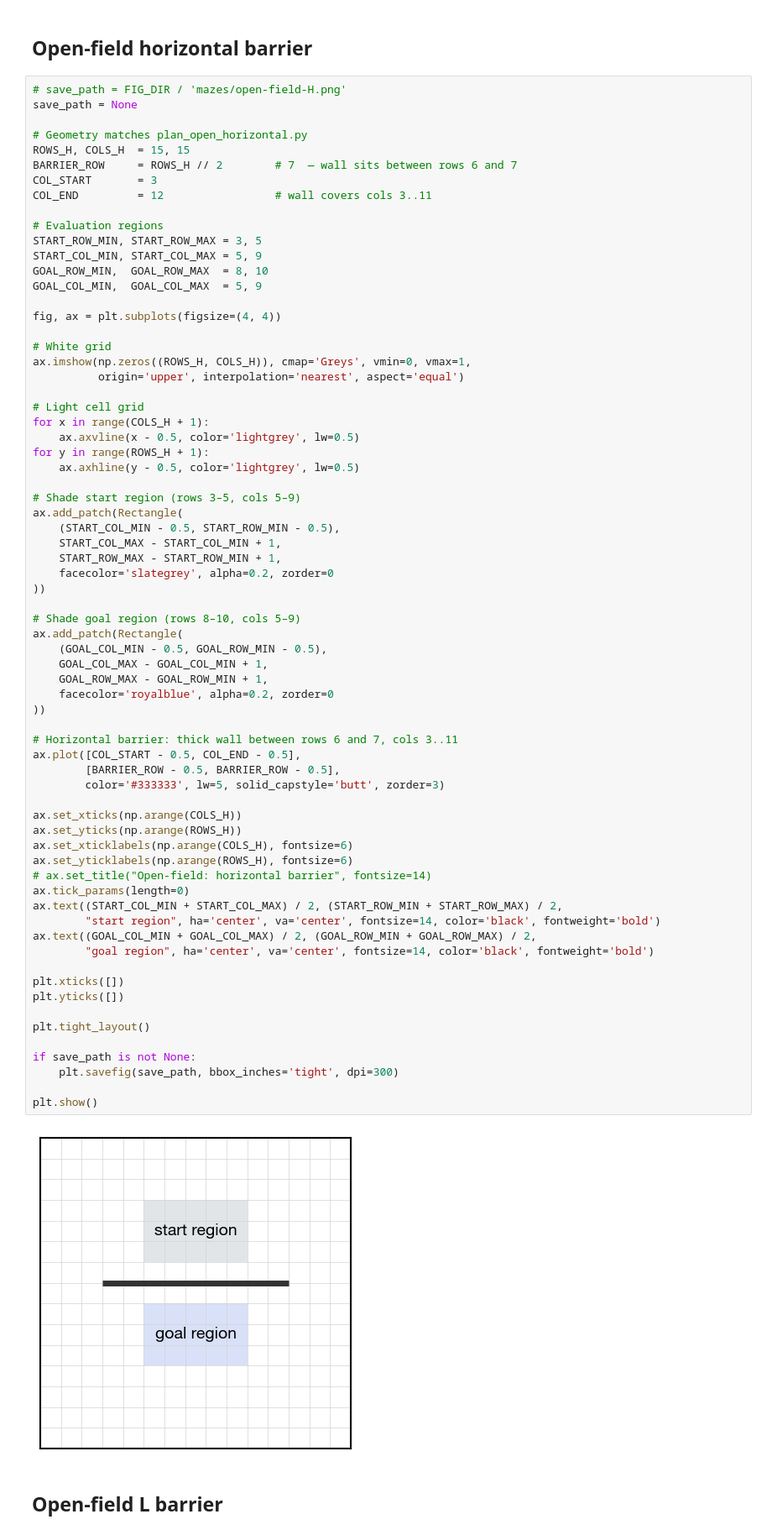
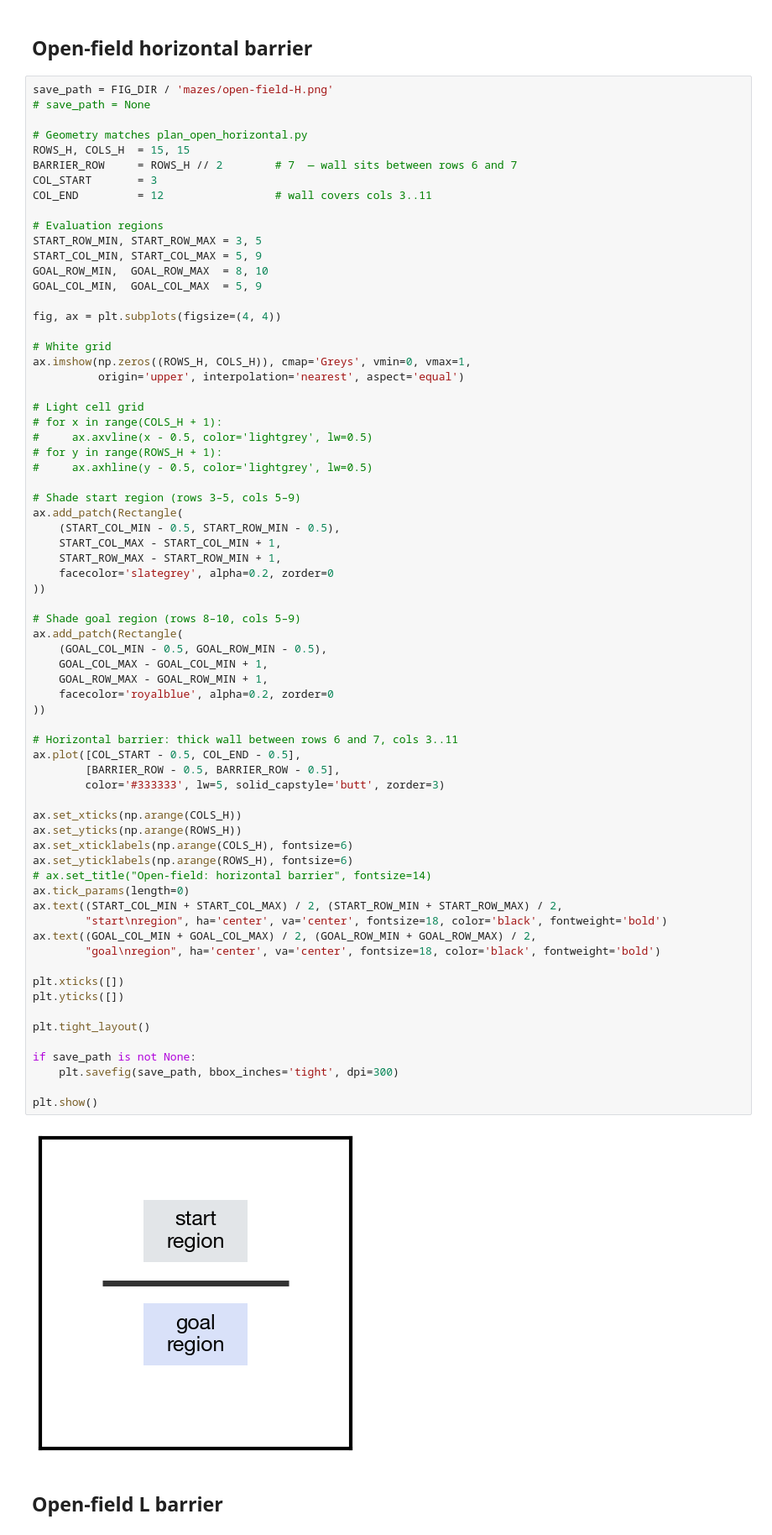
Before and after one commit to arminbazza/Default-Features, a Jupyter notebook: src/make_figs.ipynb, the cells around one changed output. Shown at 84% size. Drawn from its saved outputs; the diff is of its cells as text.

```diff
--- a/src/make_figs.ipynb
+++ b/src/make_figs.ipynb
@@ -255,8 +255,8 @@ plt.show()
 # %% [markdown]
 ## Open-field horizontal barrier
 # %%
-# save_path = FIG_DIR / 'mazes/open-field-H.png'
-save_path = None
+save_path = FIG_DIR / 'mazes/open-field-H.png'
+# save_path = None
 
 # Geometry matches plan_open_horizontal.py
 ROWS_H, COLS_H  = 15, 15
@@ -277,10 +277,10 @@ ax.imshow(np.zeros((ROWS_H, COLS_H)), cmap='Greys', vmin=0, vmax=1,
           origin='upper', interpolation='nearest', aspect='equal')
 
 # Light cell grid
-for x in range(COLS_H + 1):
-    ax.axvline(x - 0.5, color='lightgrey', lw=0.5)
-for y in range(ROWS_H + 1):
-    ax.axhline(y - 0.5, color='lightgrey', lw=0.5)
+# for x in range(COLS_H + 1):
+#     ax.axvline(x - 0.5, color='lightgrey', lw=0.5)
+# for y in range(ROWS_H + 1):
+#     ax.axhline(y - 0.5, color='lightgrey', lw=0.5)
 
 # Shade start region (rows 3–5, cols 5–9)
 ax.add_patch(Rectangle(
@@ -295,36 +295,36 @@ ax.add_patch(Rectangle(
     (GOAL_COL_MIN - 0.5, GOAL_ROW_MIN - 0.5),
     GOAL_COL_MAX - GOAL_COL_MIN + 1,
     GOAL_ROW_MAX - GOAL_ROW_MIN + 1,
     facecolor='royalblue', alpha=0.2, zorder=0
 ))
 
 # Horizontal barrier: thick wall between rows 6 and 7, cols 3..11
 ax.plot([COL_START - 0.5, COL_END - 0.5],
         [BARRIER_ROW - 0.5, BARRIER_ROW - 0.5],
         color='#333333', lw=5, solid_capstyle='butt', zorder=3)
 
 ax.set_xticks(np.arange(COLS_H))
 ax.set_yticks(np.arange(ROWS_H))
 ax.set_xticklabels(np.arange(COLS_H), fontsize=6)
 ax.set_yticklabels(np.arange(ROWS_H), fontsize=6)
 # ax.set_title("Open-field: horizontal barrier", fontsize=14)
 ax.tick_params(length=0)
 ax.text((START_COL_MIN + START_COL_MAX) / 2, (START_ROW_MIN + START_ROW_MAX) / 2,
-        "start region", ha='center', va='center', fontsize=14, color='black', fontweight='bold')
+        "start\nregion", ha='center', va='center', fontsize=18, color='black', fontweight='bold')
 ax.text((GOAL_COL_MIN + GOAL_COL_MAX) / 2, (GOAL_ROW_MIN + GOAL_ROW_MAX) / 2,
-        "goal region", ha='center', va='center', fontsize=14, color='black', fontweight='bold')
+        "goal\nregion", ha='center', va='center', fontsize=18, color='black', fontweight='bold')
 
 plt.xticks([])
 plt.yticks([])
 
 plt.tight_layout()
 
 if save_path is not None:
     plt.savefig(save_path, bbox_inches='tight', dpi=300)
 
 plt.show()
 # %% [output]
-[figure, old version]
+[figure, new version]
 # %% [markdown]
 ## Open-field L barrier
 # %%
```
Also changed, not shown: parts of 11 cells of this notebook.
